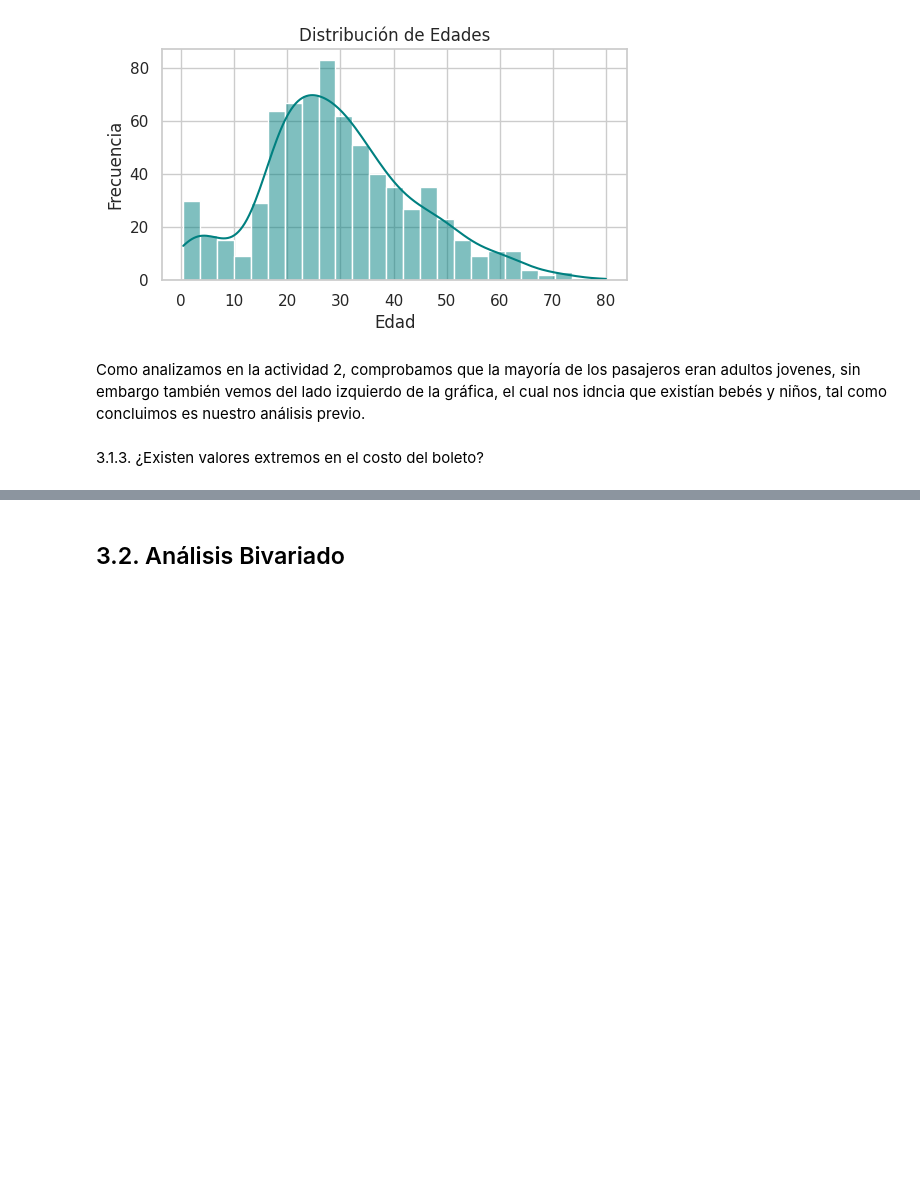
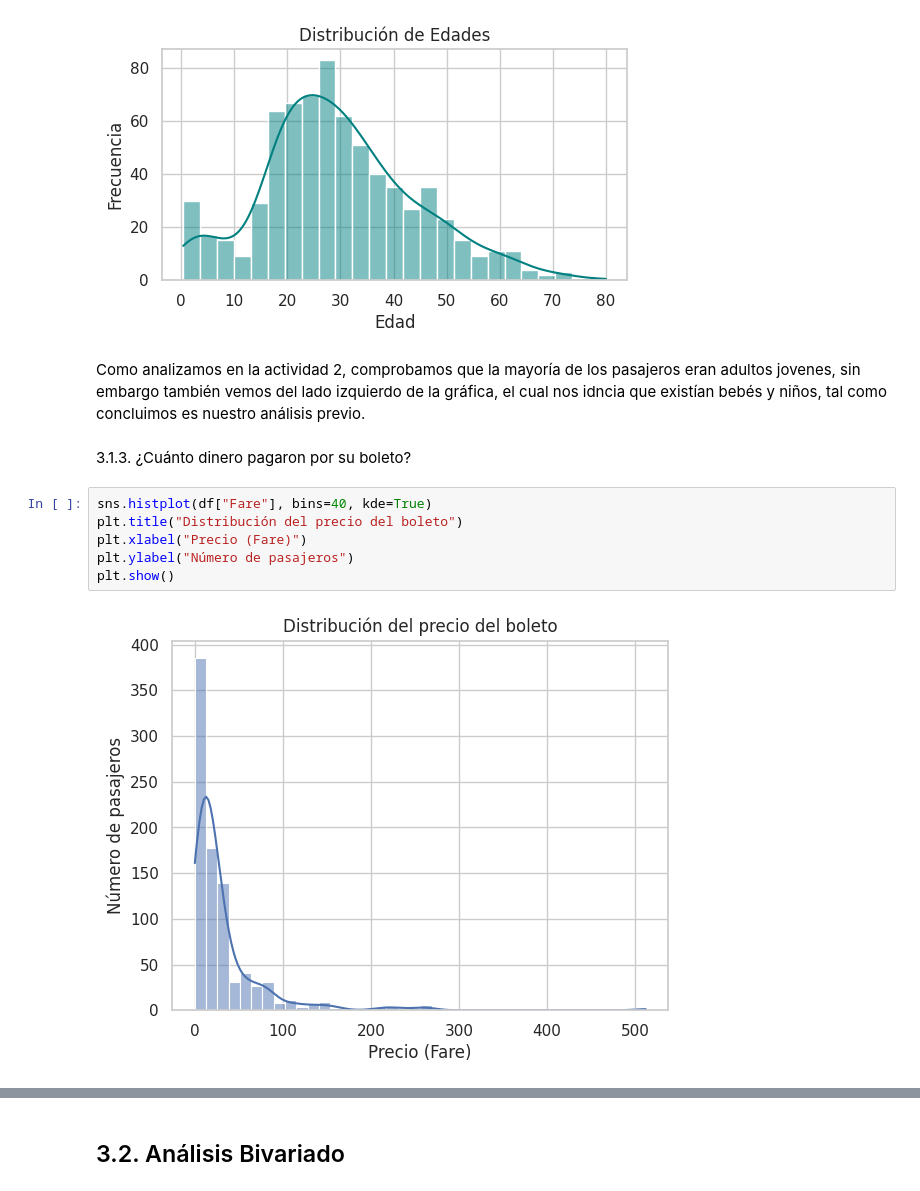
Before and after one commit to FabsRobles/Practica2-IA, a Jupyter notebook: notebook/Titanic_EDA.ipynb, the cells around one changed output, grey strips where cells are left out. Drawn from its saved outputs; the diff is of its cells as text; blank space fills up the shorter version.

```diff
--- a/notebook/Titanic_EDA.ipynb
+++ b/notebook/Titanic_EDA.ipynb
@@ -484,5 +489,13 @@ plt.show()
 [figure]
 # %% [markdown]
 Como analizamos en la actividad 2, comprobamos que la mayoría de los pasajeros eran adultos jovenes, sin embargo también vemos del lado izquierdo de la gráfica, el cual nos idncia que existían bebés y niños, tal como concluimos es nuestro análisis previo.
-# %% [markdown]
-3.1.3. ¿Existen valores extremos en el costo del boleto?
+# %% [markdown]
+3.1.3. ¿Cuánto dinero pagaron por su boleto?
+# %%
+sns.histplot(df["Fare"], bins=40, kde=True)
+plt.title("Distribución del precio del boleto")
+plt.xlabel("Precio (Fare)")
+plt.ylabel("Número de pasajeros")
+plt.show()
+# %% [output]
+[figure, added]
```
Also changed, not shown: parts of 27 cells of this notebook.
